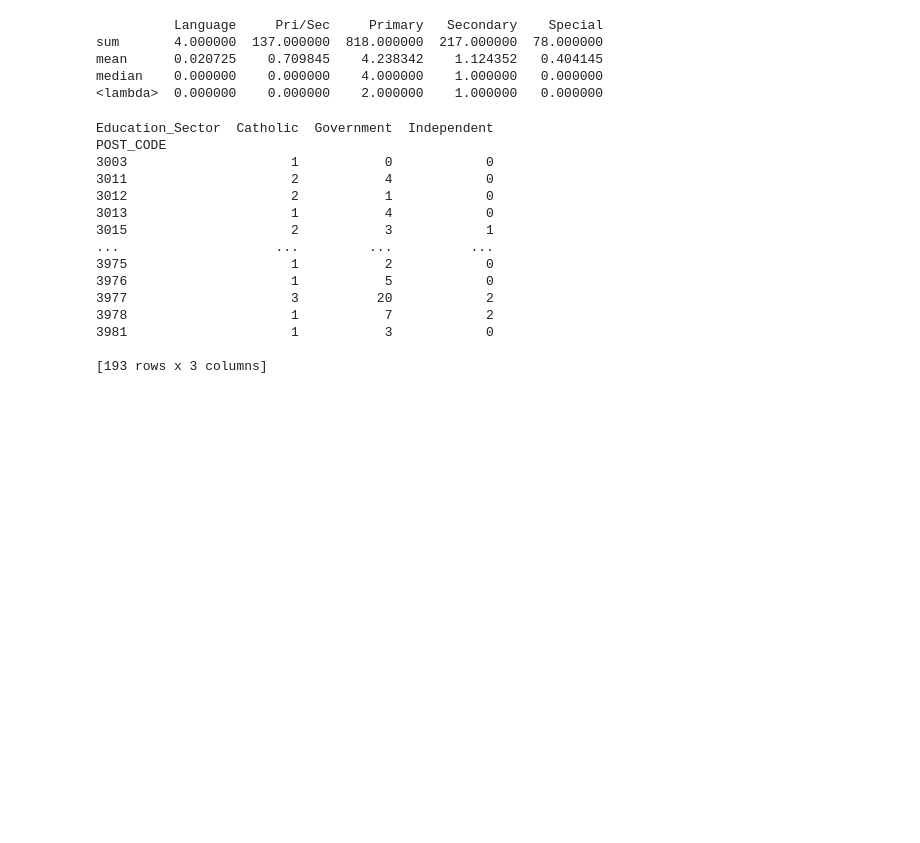
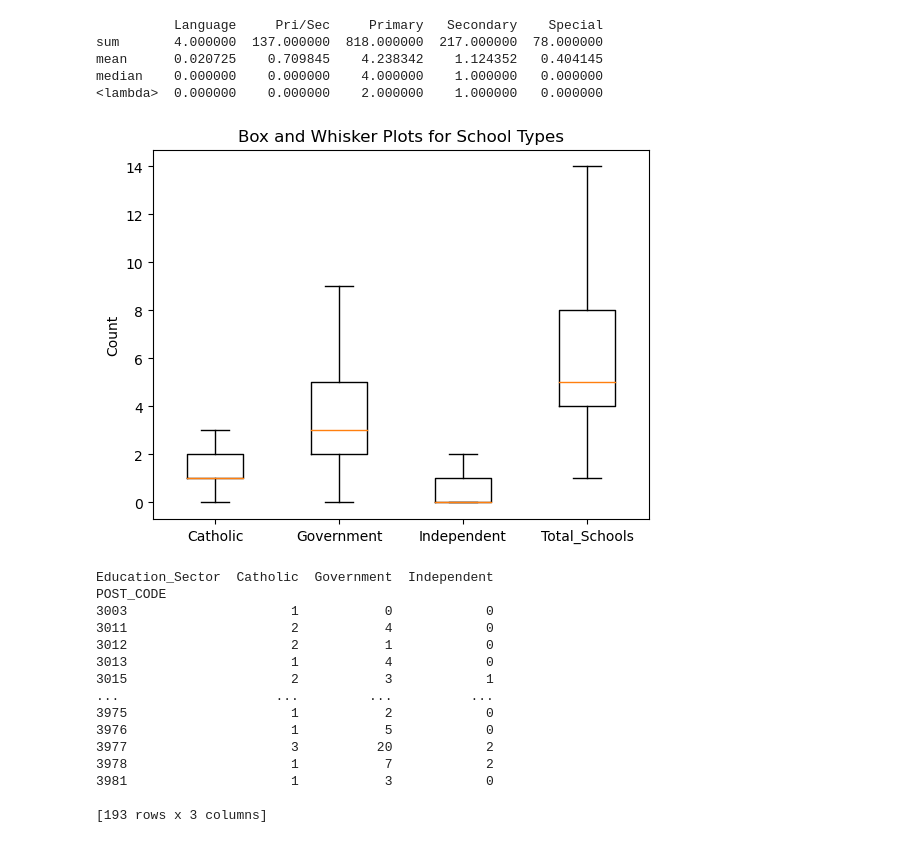
Before and after one commit to Kakhai1/bootcamp_project, a Jupyter notebook: Analysis_School_Data_KT.ipynb, the cells around one changed output. Drawn from its saved outputs; the diff is of its cells as text; code cells hidden in the pictures; blank space fills up the shorter version.

```diff
--- a/Analysis_School_Data_KT.ipynb
+++ b/Analysis_School_Data_KT.ipynb
@@ -74,6 +75,29 @@ median    0.000000    0.000000    4.000000    1.000000   0.000000
 # %%
 ## so on average there is around 4 primary schools per suburb, 1 highschool.
 ## Language, Pri/Sec and Special Schools are rare.
+# %%
+# Remove the 'POST_CODE' column from schools_pivoted
+schools_pivoted.drop('POST_CODE', axis=1, inplace=True)
+
+# Create a list of data for each school type
+data = [schools_pivoted[column].values for column in schools_pivoted.columns]
+
+# Create a figure and axes
+fig, ax = plt.subplots()
+
+data_labels = schools_pivoted.columns
+
+# Create the box and whisker plots
+ax.boxplot(data, labels=data_labels, showfliers=False)
+
+# Set the title and labels
+ax.set_title('Box and Whisker Plots for School Types')
+ax.set_ylabel('Count')
+
+# Display the plot
+plt.show()
+# %% [output]
+[figure, added]
 # %%
 # Group the DataFrame by 'POST_CODE' and 'Education_Sector' and calculate the count of unique School_Name
 schools_by_sector_type = schools_df.groupby(['POST_CODE', 'Education_Sector'])['School_Name'].nunique().reset_index()
```
Also changed, not shown: parts of 5 cells of this notebook.
